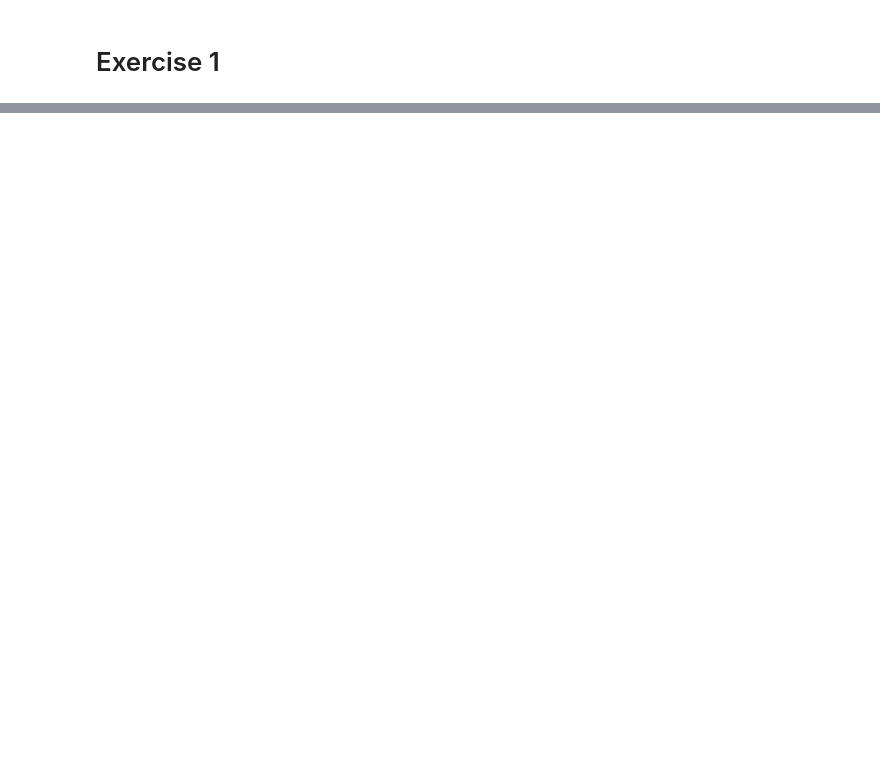
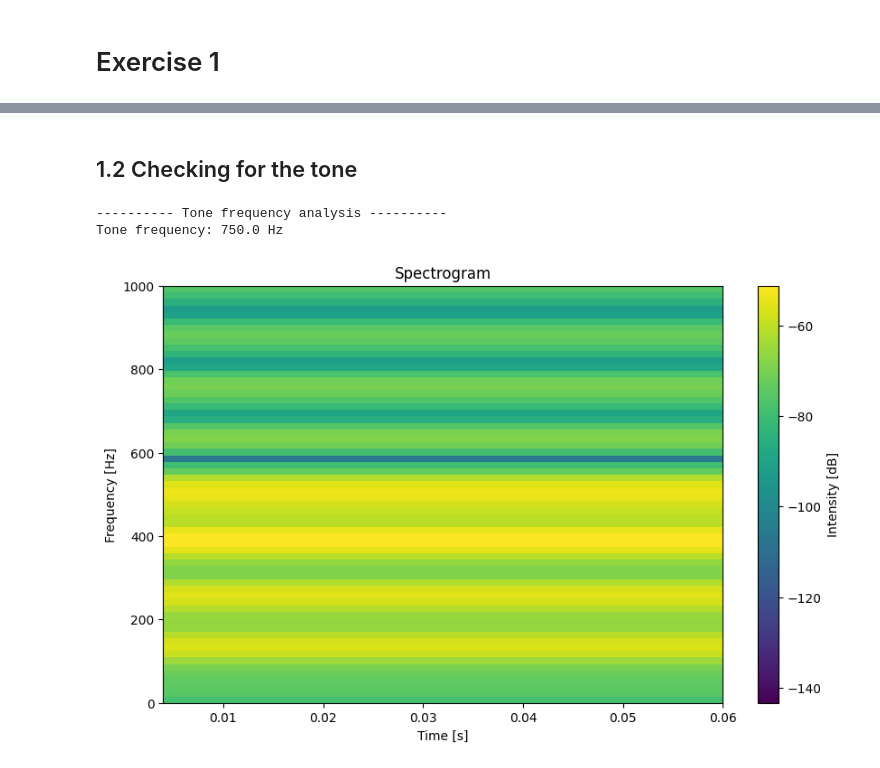
Before and after one commit to carlosedm10/college, a Jupyter notebook: TDSC/P1/Prac1.ipynb, the cells around one changed output, grey strips where cells are left out. Cells and saved outputs as stored; diff of their text form; code cells hidden in the pictures; blank space fills up the shorter version.

```diff
--- a/TDSC/P1/Prac1.ipynb
+++ b/TDSC/P1/Prac1.ipynb
@@ -57,0 +89,48 @@ TypeError: continuous_time_plot() missing 1 required keyword-only argument: 'var
+# %% [markdown]
+## 1.2 Checking for the tone
+# %%
+# Looking for tone frequency of audio _ve.wav
+
+
+import librosa
+from matplotlib import pyplot as plt
+from scipy import signal
+
+
+def tone_frequency(audio_data, freq):
+    """
+    This method calculates the frequency of the tone in the audio data.
+    """
+    # Get the frequency of the tone
+    tone = np.fft.fft(audio_data)  # Apply Fast Fourier Transform to the audio data
+    tone = np.abs(tone)  # Take the absolute value of the Fourier transformed data
+    tone = tone[: len(tone) // 2]  # Take only the positive frequencies.
+    tone = tone / tone.max()  # Normalize the data
+    tone_freq = (
+        np.argmax(tone) * freq / len(tone)
+    )  # Find the index of the maximum value and convert it to frequency
+    return tone_freq
+
+
+print("-" * 10, "Tone frequency analysis", "-" * 10)
+freq, audio_data = wavfile.read(audio_ve)
+fft = np.fft.fft(audio_data)
+audio_data = audio_data / 2**15  # Normalize the data
+tone_freq = tone_frequency(audio_data, freq)
+print(f"Tone frequency: {tone_freq} Hz")
+
+# Seeing the spectrogram
+
+
+plt.figure(figsize=(10, 6))
+plt.specgram(audio_data, Fs=freq, NFFT=1024, cmap="viridis")
+plt.title("Spectrogram")
+plt.xlabel("Time [s]")
+plt.ylabel("Frequency [Hz]")
+plt.colorbar(label="Intensity [dB]")
+plt.ylim([0, 1000])
+plt.show()
+# %% [output]
+---------- Tone frequency analysis ----------
+Tone frequency: 750.0 Hz
+[figure, added]
```
Also changed, not shown: parts of 2 cells of this notebook.
